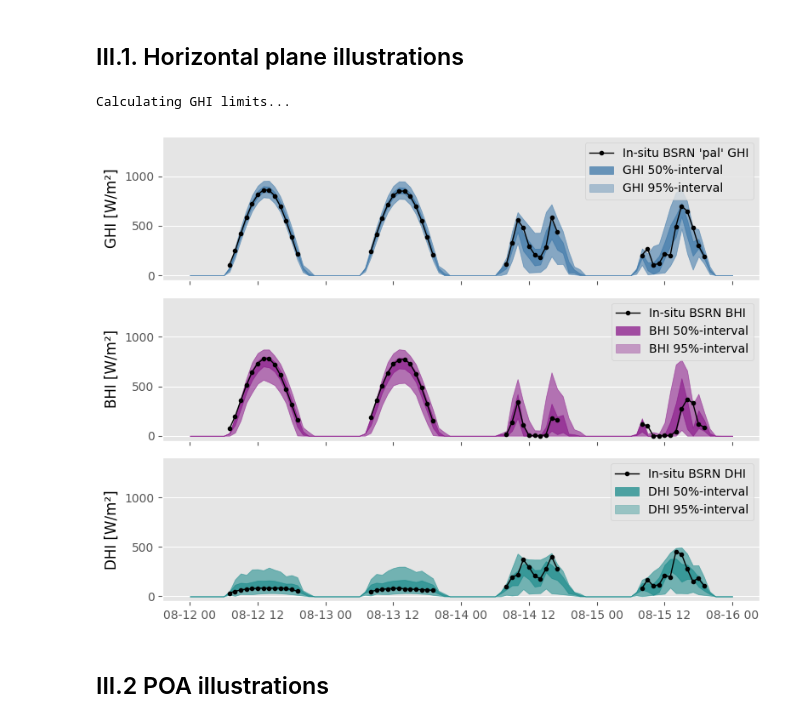
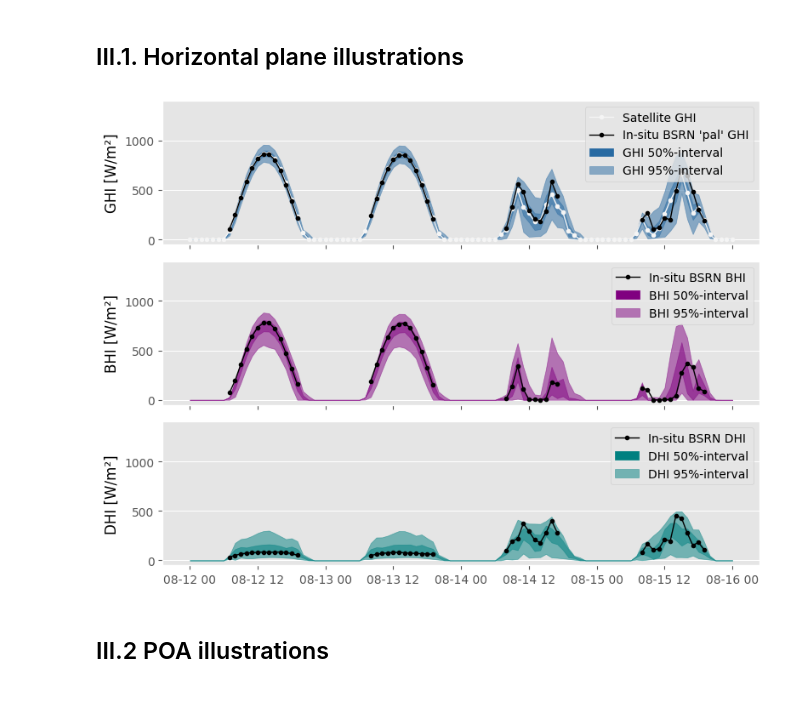
Before and after one commit to AlexandreHugoMathieu/irr_uncertainty, a Jupyter notebook: notebooks/irradiance_uncertainty_cams.ipynb, the cells around one changed output. Drawn from its saved outputs; the diff is of its cells as text; code cells hidden in the pictures.

Commit message:
Update to create the graphs

```diff
--- a/notebooks/irradiance_uncertainty_cams.ipynb
+++ b/notebooks/irradiance_uncertainty_cams.ipynb
@@ -616,11 +613,9 @@ ghi_scns, dhi_scns, bhi_scns = irrh_scenarios(lat, long, alt,
                                                  kt_mu=kt_mu,
                                                  params_kt_less15=params_kt_less15,
                                                  params_kt_over15=params_kt_over15,
-                                                 factor_kt=factor_kt, factor_kd=1.3,
+                                                 factor_kt=factor_kt, factor_kd=factor_kd,
                                                  sat_source="cams_pvlib",
                                                  n_scenarios=n_scenarios)
-# %% [output]
-Calculating GHI limits...
 # %%
 # GHI, BHI, DHI, POAgrd
 plt.style.use("ggplot")
@@ -628,40 +623,42 @@ quantiles = [0.5, 0.95]
 fig, axes = plt.subplots(3, 1, figsize=(8, 6), sharex=True)
 
 # GHI
+axes[0].plot(sat_data.index, sat_data["ghi"], color="whitesmoke", marker=".", label=f"Satellite GHI",
+             linewidth=1)
 axes[0].plot(insitu_data.loc[:, "ghi"].index, insitu_data.loc[:, "ghi"], color="black", marker=".",
              label=f"In-situ BSRN '{station}' GHI", linewidth=1)
-axes[0] = q_plot(ghi_scns.loc[:], quantiles=quantiles, color=blue, ax=axes[0], label="GHI", tweak=True)
+axes[0] = q_plot(ghi_scns.loc[:], quantiles=quantiles, color=blue, ax=axes[0], label="GHI", alpha_offset=2)
 alpha = 1 / len(quantiles)
 axes[0].set_ylabel("GHI [W/m²]", color="black")
 axes[0].set_ylim([-50, 1400])
 axes[0].get_xaxis().set_ticks([])
 axes[0].get_yaxis().set_ticks([0, 500, 1000])
 axes[0].grid(axis="x")
 
 # BHI
 axes[1].plot(insitu_data.loc[:, "bhi"].index, insitu_data.loc[:, "bhi"], color="black", marker=".",
              label="In-situ BSRN BHI", linewidth=1)
-axes[1] = q_plot(bhi_scns.loc[:], quantiles=quantiles, color="purple", ax=axes[1], label="BHI", tweak=True)
+axes[1] = q_plot(bhi_scns.loc[:], quantiles=quantiles, color="purple", ax=axes[1], label="BHI", alpha_offset=1)
 axes[1].set_ylabel("BHI [W/m²]", color="black")
 axes[1].set_ylim([-50, 1400])
 axes[1].get_xaxis().set_ticks([])
 axes[1].get_yaxis().set_ticks([0, 500, 1000])
 axes[1].grid(axis="x")
 
 # DHI
 axes[2].plot(insitu_data.loc[:, "dhi"].index, insitu_data.loc[:, "dhi"], color="black", marker=".",
              label="In-situ BSRN DHI", linewidth=1)
-axes[2] = q_plot(dhi_scns.loc[:], quantiles=quantiles, color="teal", ax=axes[2], label="DHI", tweak=True)
+axes[2] = q_plot(dhi_scns.loc[:], quantiles=quantiles, color="teal", ax=axes[2], label="DHI", alpha_offset=1)
 
 axes[2].set_ylabel("DHI [W/m²]", color="black")
 axes[2].set_ylim([-50, 1400])
 axes[2].get_yaxis().set_ticks([0, 500, 1000])
 axes[2].grid(axis="x")
 
 plt.tight_layout()
 plt.savefig(image_folder / f"{station}_h_all_quantiles.png")
 # %% [output]
-[figure, old version]
+[figure, new version]
 # %% [markdown]
 ## III.2 POA illustrations
 # %%
```
Also changed, not shown: parts of 6 cells of this notebook, 5 other files.
